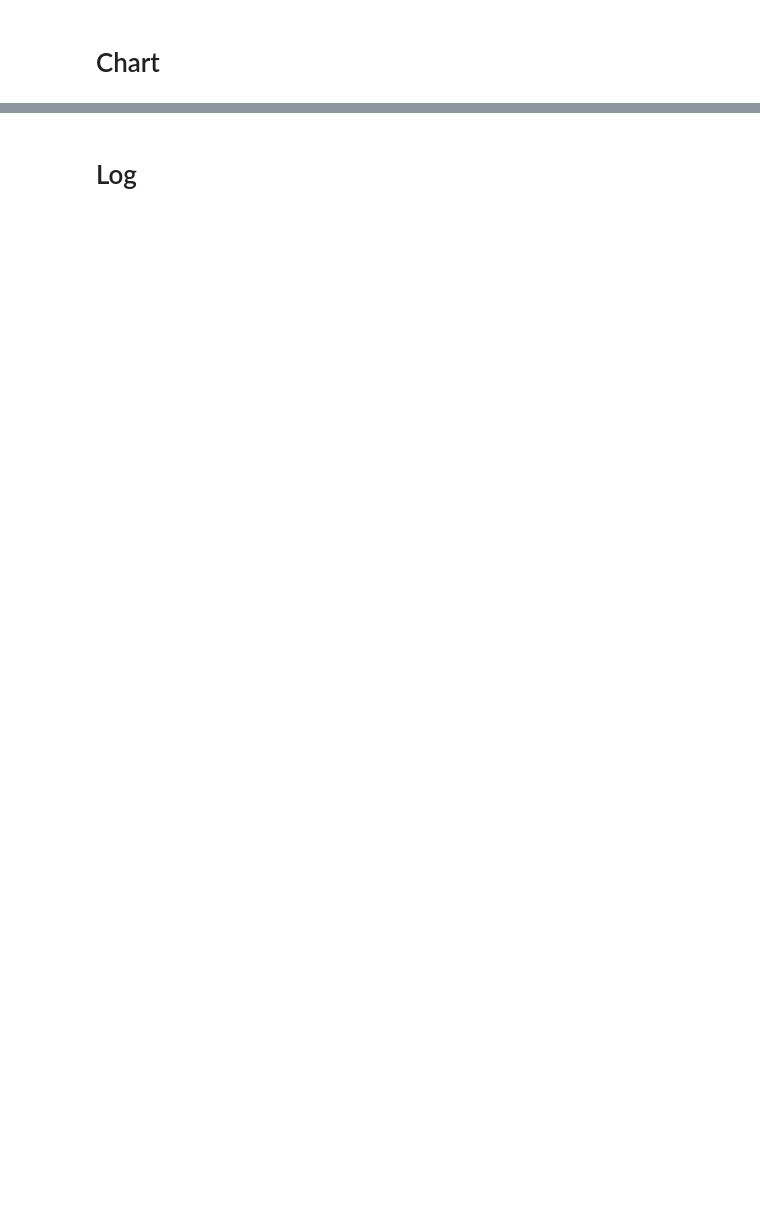
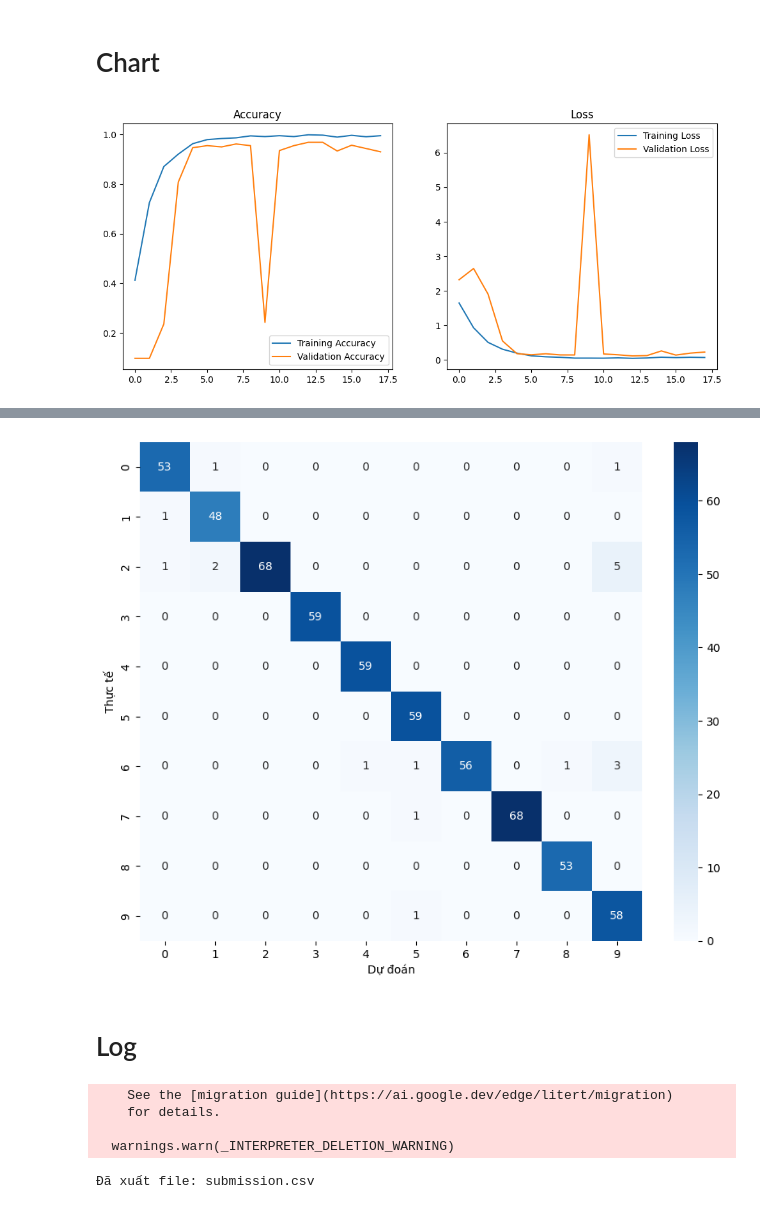
Before and after one commit to Jackxeid/Traffic-Sign-Recognition---ESP32-S3, a Jupyter notebook: tfmot/train.ipynb, the cells around one changed output, grey strips where cells are left out. Cells and saved outputs as stored; diff of their text form; code cells hidden in the pictures; blank space fills up the shorter version.

```diff
--- a/tfmot/train.ipynb
+++ b/tfmot/train.ipynb
@@ -16,10 +16,10 @@ from PIL import Image
 IMG_SIZE = 32
 NUM_CLASSES = 10
 # ĐỤNG ĐƯỢC
-EPOCHS = 20
-BATCH_SIZE = 8
+EPOCHS = 30
+BATCH_SIZE = 16
 DROPOUT_RATE = 0.3
-PATIENCE = 5
+PATIENCE = 10
 VAL_SPLIT = 0.3
 DENSE = 64
 OPTIMIZER = tf.keras.optimizers.SGD(learning_rate=0.0005, momentum=0.9)
@@ -399,50 +403,48 @@ from sklearn.metrics import confusion_matrix
 import seaborn as sns
 import matplotlib.pyplot as plt
 
-def plot_history(history):
-    acc = history.history['accuracy']
-    val_acc = history.history['val_accuracy']
-    loss = history.history['loss']
-    val_loss = history.history['val_loss']
+def plot_history(h): # h bây giờ là full_history (cái dictionary bạn đã gộp)
+    acc = h['accuracy']
+    val_acc = h['val_accuracy']
+    loss = h['loss']
+    val_loss = h['val_loss']
+
     epochs_range = range(len(acc))
 
     plt.figure(figsize=(12, 5))
 
-    # Biểu đồ Accuracy
+    # Vẽ Accuracy
     plt.subplot(1, 2, 1)
     plt.plot(epochs_range, acc, label='Training Accuracy')
     plt.plot(epochs_range, val_acc, label='Validation Accuracy')
-    plt.title('Training and Validation Accuracy')
-    plt.xlabel('Epochs')
-    plt.ylabel('Accuracy')
-    plt.legend(loc='lower right')
-    plt.grid(True)
+    plt.title('Accuracy')
+    plt.legend()
 
-    # Biểu đồ Loss
+    # Vẽ Loss
     plt.subplot(1, 2, 2)
     plt.plot(epochs_range, loss, label='Training Loss')
     plt.plot(epochs_range, val_loss, label='Validation Loss')
-    plt.title('Training and Validation Loss')
-    plt.xlabel('Epochs')
-    plt.ylabel('Loss')
-    plt.legend(loc='upper right')
-    plt.grid(True)
+    plt.title('Loss')
+    plt.legend()
 
-    plt.tight_layout()
     plt.show()
 
-# Gọi hàm sau khi train xong
+# Khi gọi hàm, hãy truyền cái full_history vào
 plot_history(history)
 
+# Gọi hàm sau khi train xong
+
 # Dự đoán trên tập Val
-y_pred = model.predict(val_ds)
+y_pred = model_for_pruning.predict(val_ds)
 y_pred_classes = np.argmax(y_pred, axis=1)
 y_true = np.concatenate([y for x, y in val_ds], axis=0)
 
 # Vẽ biểu đồ nhiệt (Heatmap)
 cm = confusion_matrix(y_true, y_pred_classes)
 plt.figure(figsize=(10,8))
 sns.heatmap(cm, annot=True, fmt='d', cmap='Blues')
 plt.xlabel('Dự đoán')
 plt.ylabel('Thực tế')
 plt.show()
+# %% [output]
+[figure, added]
@@ -449,3 +452,4 @@ plt.show()
+[figure, added]
 # %% [markdown]
 # Log
 # %%
@@ -487,3 +491,9 @@ submission_df = pd.DataFrame(results)
 submission_df.to_csv('submission.csv', index=False)
 
 print("Đã xuất file: submission.csv")
+# %% [output]
+    See the [migration guide](https://ai.google.dev/edge/litert/migration)
+    for details.
+
+  warnings.warn(_INTERPRETER_DELETION_WARNING)
+Đã xuất file: submission.csv
```
Also changed, not shown: parts of 4 cells of this notebook, 3 other files.
